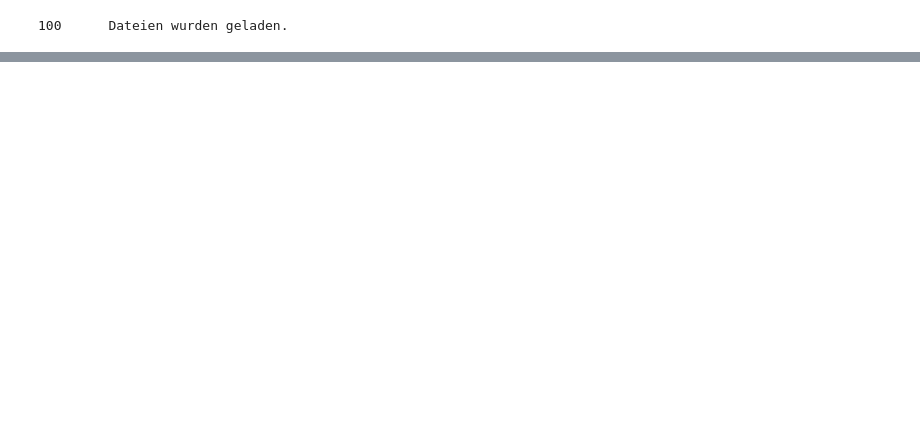
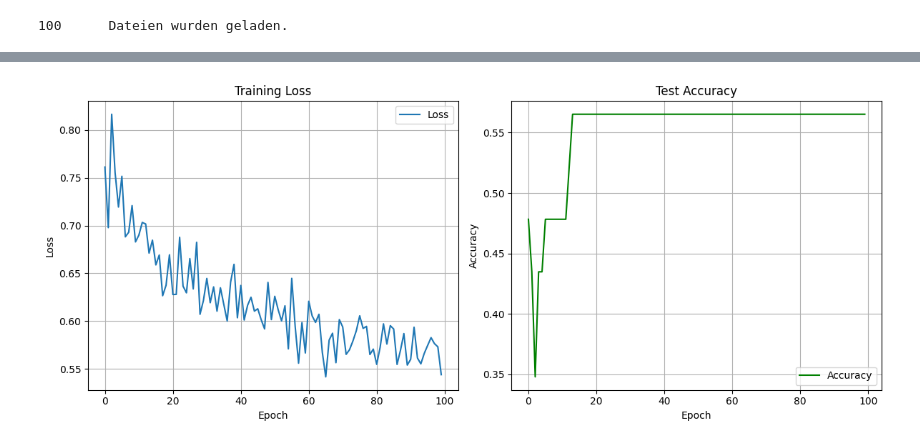
Before and after one commit to Sophies5s68/wki-sose25, a Jupyter notebook: test_model.ipynb, the cells around one changed output, grey strips where cells are left out. Cells and saved outputs as stored; diff of their text form; code cells hidden in the pictures; blank space fills up the shorter version.

```diff
--- a/test_model.ipynb
+++ b/test_model.ipynb
@@ -54,0 +47,77 @@ Dataset mit Graphen wurde erstellt
+# %%
+import importlib
+import random
+import torch
+import os
+from torch.utils.data import random_split, DataLoader
+import matplotlib.pyplot as plt
+#from torch_geometric.data import DataLoader
+from collections import Counter
+dataset_path = "cnn_dataset.pt"
+if not os.path.exists(dataset_path):
+    raise FileNotFoundError("Run GNN_dataset.py, um Dataset zu erstellen")
+
+dataset = torch.load(dataset_path)
+print("Dataset geladen")
+labels = [int(tens[1].item()) for tens in dataset]
+print("Label distribution:", Counter(labels))
+
+# durch Fensterung kommt es zu viel mehr negativen Samples
+positive = [g for g in dataset if g[1].item() == 1]
+negative = [g for g in dataset if g[1].item() == 0]
+
+# Gleich viele negative wie positive behalten
+negative = random.sample(negative, len(positive))
+print(f"postiv {len(positive)}, negative {len(negative)}")
+balanced_data = positive + negative
+random.shuffle(balanced_data)
+
+# Train Test split the Data
+train_size = int(0.8 * len(balanced_data))
+test_size = len(balanced_data) - train_size
+torch.manual_seed(42)
+train_dataset, test_dataset = random_split(balanced_data, [train_size, test_size])
+
+train_loader = DataLoader(train_dataset, batch_size =32, shuffle = True)
+test_loader = DataLoader(test_dataset, batch_size =32, shuffle = False)
+
+
+import CNN_model
+
+importlib.reload(CNN_model)
+model = CNN_model.CNN_EEG(in_channels=1, n_classes=2)
+optimizer = torch.optim.Adam(model.parameters(), lr=0.001)
+loss_fn = torch.nn.CrossEntropyLoss()
+num_epochs = 100
+losses = []
+accuracies = []
+for epoch in range(1, num_epochs +1):
+    loss = CNN_model.train_model(model, train_loader, optimizer, loss_fn)
+    acc, _, _ = CNN_model.evaluate_model(model, test_loader)
+    losses.append(loss)
+    accuracies.append(acc)
+    print(f"Epoch {epoch:02d} | Loss: {loss:.4f} | Test Acc: {acc:.4f}")
+
+plt.figure(figsize=(12, 5))
+
+# Plot Loss
+plt.subplot(1, 2, 1)
+plt.plot(losses, label='Loss')
+plt.xlabel('Epoch')
+plt.ylabel('Loss')
+plt.title('Training Loss')
+plt.grid(True)
+plt.legend()
+
+# Plot Accuracy
+plt.subplot(1, 2, 2)
+plt.plot(accuracies, label='Accuracy', color='green')
+plt.xlabel('Epoch')
+plt.ylabel('Accuracy')
+plt.title('Test Accuracy')
+plt.grid(True)
+plt.legend()
+
+plt.tight_layout()
+plt.show()
+# %% [output]
@@ -54,0 +141 @@ Dataset mit Graphen wurde erstellt
+[figure, added]
```
Also changed, not shown: parts of 8 cells of this notebook, 15 other files.
